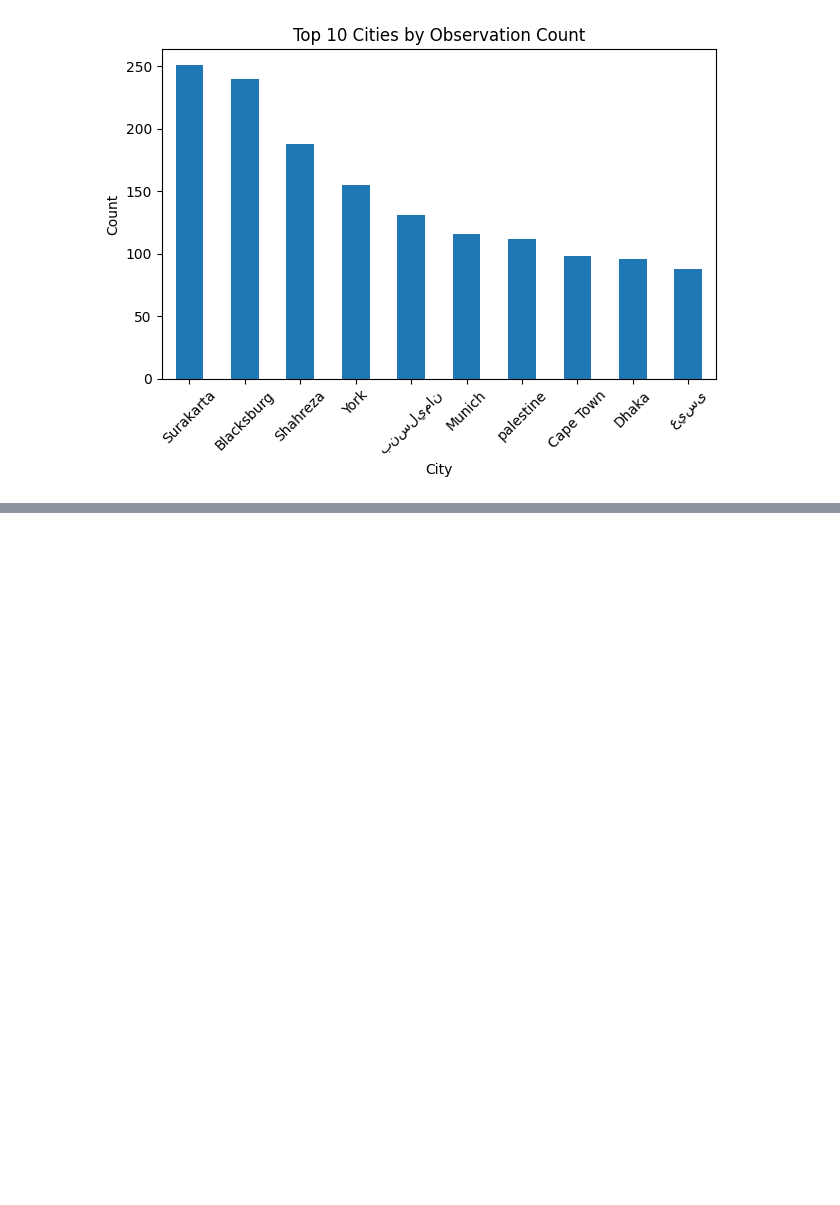
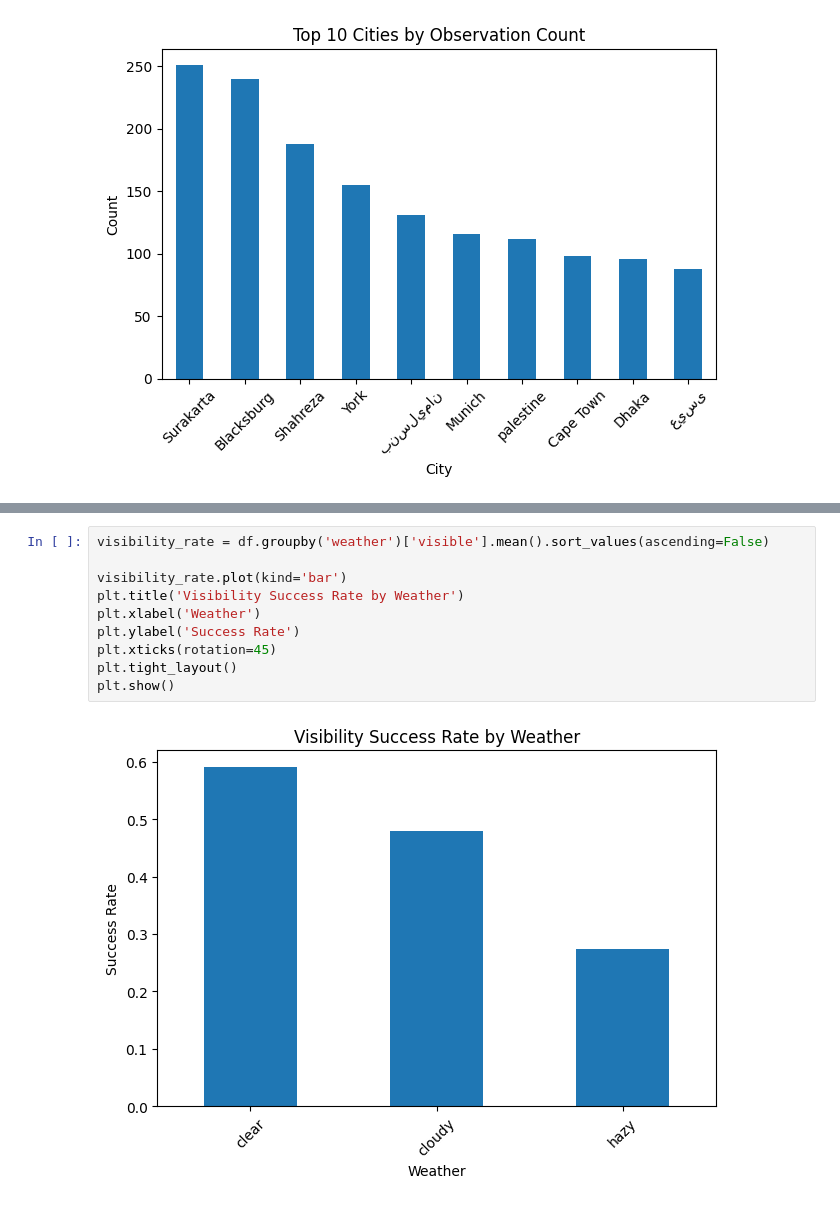
Before and after one commit to zakzakzak/kaggle, a Jupyter notebook: prediction-new-moon-hisab-rukyat.ipynb, the cells around one changed output, grey strips where cells are left out. Cells and saved outputs as stored; diff of their text form; blank space fills up the shorter version.

```diff
--- a/prediction-new-moon-hisab-rukyat.ipynb
+++ b/prediction-new-moon-hisab-rukyat.ipynb
@@ -183,0 +251,12 @@ Name: count, dtype: int64
+# %%
+visibility_rate = df.groupby('weather')['visible'].mean().sort_values(ascending=False)
+
+visibility_rate.plot(kind='bar')
+plt.title('Visibility Success Rate by Weather')
+plt.xlabel('Weather')
+plt.ylabel('Success Rate')
+plt.xticks(rotation=45)
+plt.tight_layout()
+plt.show()
+# %% [output]
+[figure, added]
```
Also changed, not shown: parts of 6 cells of this notebook.
